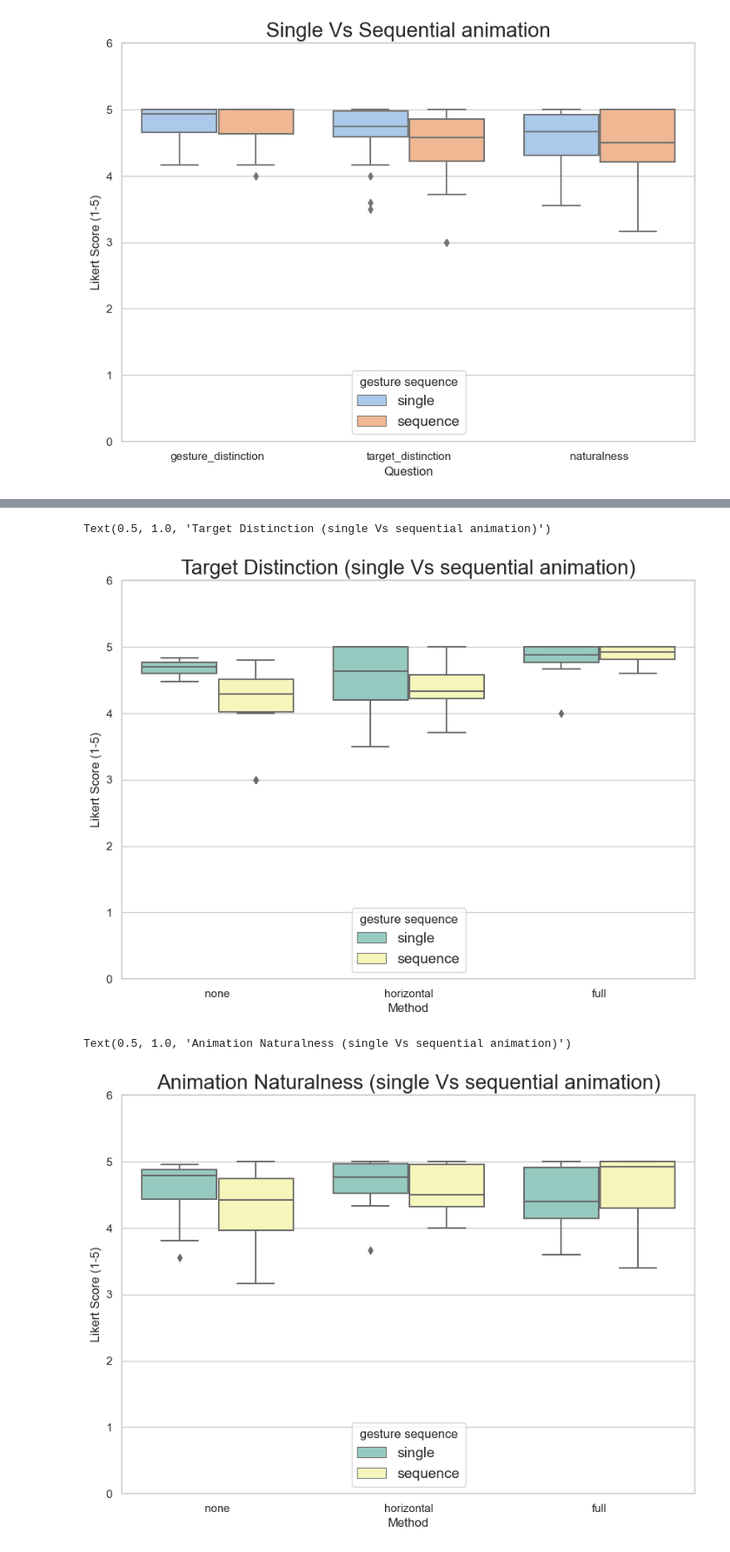
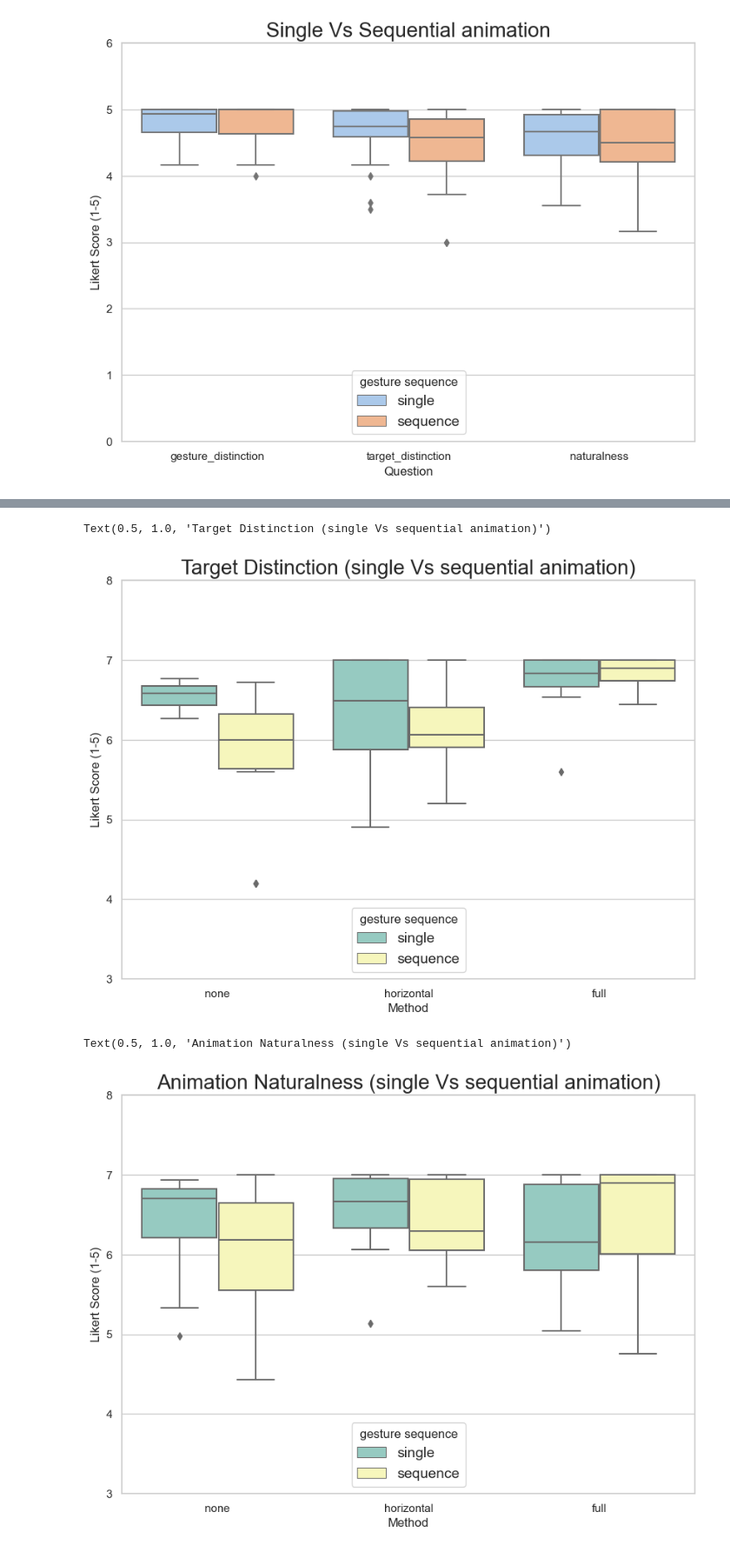
Before and after one commit to gitscade/stats, a Jupyter notebook: gesture/01_stats.ipynb, the cells around one changed output, grey strips where cells are left out. Shown at 87% size. Drawn from its saved outputs; the diff is of its cells as text; code cells hidden in the pictures.

```diff
--- a/gesture/01_stats.ipynb
+++ b/gesture/01_stats.ipynb
@@ -127,9 +133,12 @@ Text(0.5, 1.0, 'Single Vs Sequential animation')
 # gesture (m1)(g1,g2) (m2)(g1,g2) (m3)(g1,g2)
 # target (m1)(g1,g2)* (m2)(g1,g2) (m3)(g1,g2)
 # naturalness (m1)(g1,g2) (m2)(g1,g2) (m3)(g1,g2)
-data = pd.read_csv("data/data_group_grouping_wilcoxon.csv",na_values=" NaN")
+data = pd.read_csv("statistical_results/data_group_grouping_wilcoxon.csv",na_values=" NaN")
 data = data.dropna(how='all', axis=1)
 
 data1 = data.loc[data['Question'] == 'gesture_distinction']
 data2 = data.loc[data['Question'] == 'target_distinction']
 data3 = data.loc[data['Question'] == 'naturalness']
+data1['Likert Score (1-5)'] = data1['Likert Score (1-5)'] * 7 /5
+data2['Likert Score (1-5)'] = data2['Likert Score (1-5)'] * 7 /5
+data3['Likert Score (1-5)'] = data3['Likert Score (1-5)'] * 7 /5
@@ -147,6 +172,6 @@ Text(0.5, 1.0, 'Gesture Distinction (Single Vs Sequential animation)')
 # %%
 fig = plt.figure(figsize = (10,7))
-plt.ylim(0, 6)
+plt.ylim(3, 8)
 sns.set(style="ticks", palette='Set3')
 sns.set_style("whitegrid")
 sns.boxplot(x='Method', y='Likert Score (1-5)', hue='group', data=data2)
@@ -154,15 +179,15 @@ plt.legend(loc='lower center', title="gesture sequence", fontsize= 14)
 plt.title('Target Distinction (single Vs sequential animation)',fontdict = {'fontsize' : 20})
 # %% [output]
 Text(0.5, 1.0, 'Target Distinction (single Vs sequential animation)')
-[figure, old version]
+[figure, new version]
 # %%
 fig = plt.figure(figsize = (10,7))
-plt.ylim(0, 6)
+plt.ylim(3, 8)
 sns.set(style="ticks", palette='Set3')
 sns.set_style("whitegrid")
 sns.boxplot(x='Method', y='Likert Score (1-5)', hue='group', data=data3)
 plt.legend(loc='lower center', title="gesture sequence", fontsize= 14)
 plt.title('Animation Naturalness (single Vs sequential animation)',fontdict = {'fontsize' : 20})
 # %% [output]
 Text(0.5, 1.0, 'Animation Naturalness (single Vs sequential animation)')
-[figure, old version]
+[figure, new version]
```
Also changed, not shown: parts of 5 cells of this notebook.
